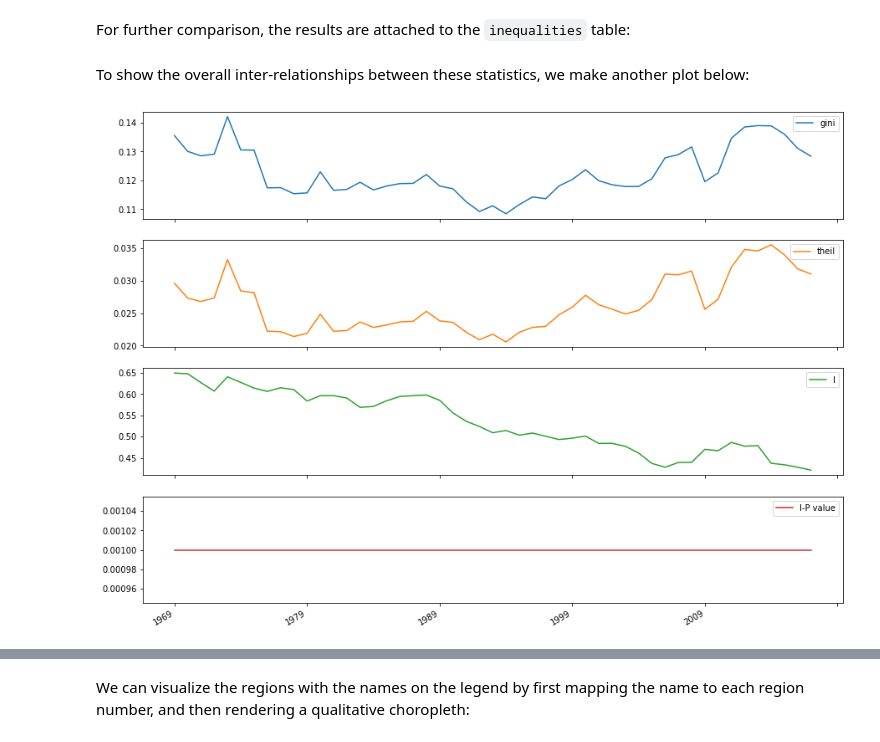
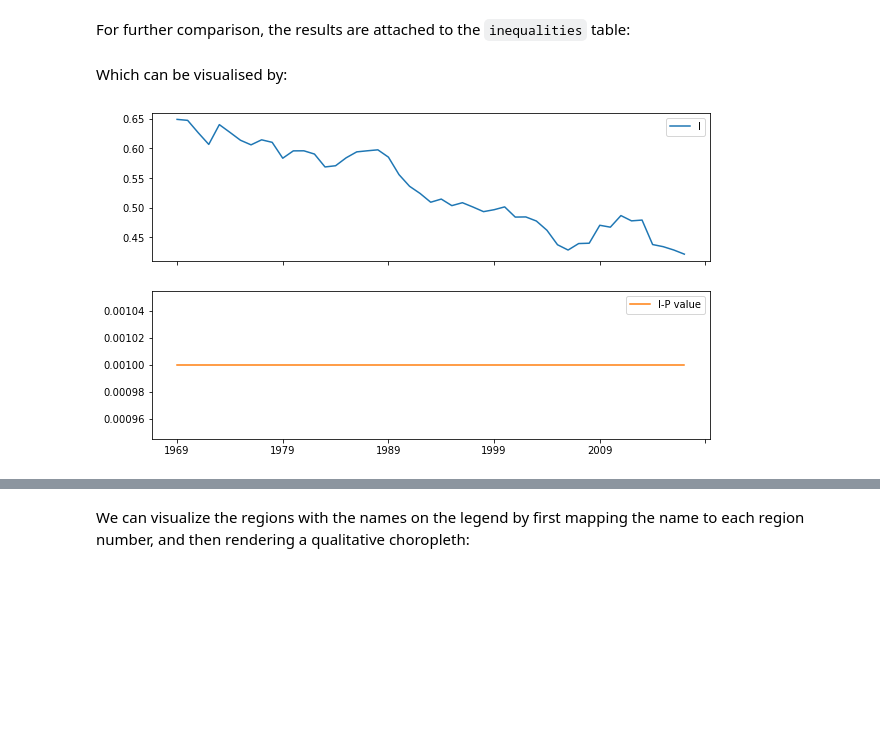
Before and after one commit to gdsbook/book, a Jupyter notebook: notebooks/09_spatial_inequality.ipynb, the cells around one changed output, grey strips where cells are left out. Drawn from its saved outputs; the diff is of its cells as text; code cells hidden in the pictures; blank space fills up the shorter version.

Commit message:
Add final @darribas edits to Inequality chapter

```diff
--- a/notebooks/09_spatial_inequality.ipynb
+++ b/notebooks/09_spatial_inequality.ipynb
@@ -11,9 +50,5 @@ import pysal
 import numpy
 import mapclassify
 import matplotlib.pyplot as plt
-from pysal.explore import inequality
 from pysal.explore import esda
 from pysal.lib import weights
-
-from matplotlib import rcParams
-rcParams['figure.figsize'] = 10, 5
@@ -61,5 +59,7 @@ We consider the United States from 1969 to 2017; specifically, we will analyze m
 # %%
-pci_df = geopandas.read_file('../data/us_county_income/uscountypcincome.gpkg')
+pci_df = geopandas.read_file(
+    '../data/us_county_income/uscountypcincome.gpkg'
+)
 pci_df.columns
 # %% [output]
 Index(['STATEFP', 'COUNTYFP', 'COUNTYNS', 'GEOID', 'NAME', 'NAMELSAD', 'LSAD',
@@ -119,5 +120,10 @@ The kernel density estimate (or histogram) is a powerful visualization device th
 
 Before we can get to mapping, we note the data is expressed in longitude and latitude but this is *not* recorded on `pci_df`. We set the CRS explicitly and then change it to one more suitable for mapping, the Albers Equal Area projection for North America:
 # %%
-pci_df = (pci_df.set_crs(epsg=4326) # US Census default projection
-                .to_crs(epsg=5070)) # Albers Equal Area North America
+pci_df = pci_df.set_crs(
+    # US Census default projection
+    epsg=4326
+).to_crs(
+    # Albers Equal Area North America
+    epsg=5070
+)
@@ -417,11 +449,11 @@ moran_stats.head()
 For further comparison, the results are attached to the `inequalities` table:
 # %%
 inequalities = inequalities.join(moran_stats)
-# %% [markdown]
-To show the overall inter-relationships between these statistics, we make another plot below:
+# %% [markdown]
+Which can be visualised by:
 # %%
-inequalities.plot(subplots=True, figsize=(15,12))
+inequalities[['I', 'I-P value']].plot(subplots=True, figsize=(10,6))
 plt.show()
 # %% [output]
-[figure, old version]
+[figure, new version]
 # %% [markdown]
```
Also changed, not shown: parts of 56 cells of this notebook, 1 other file.
